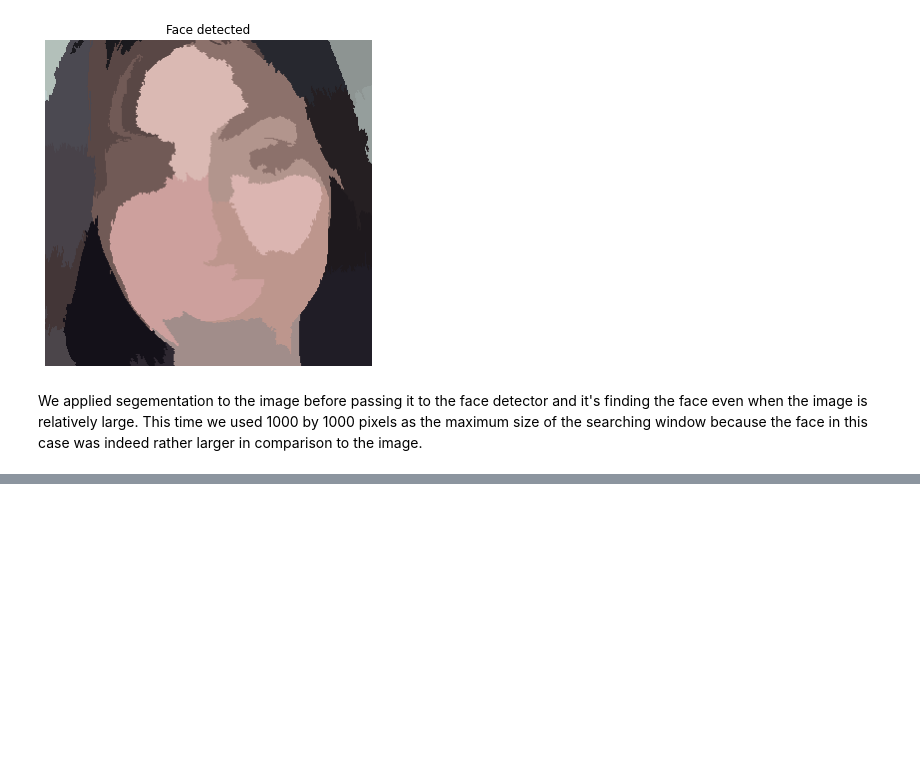
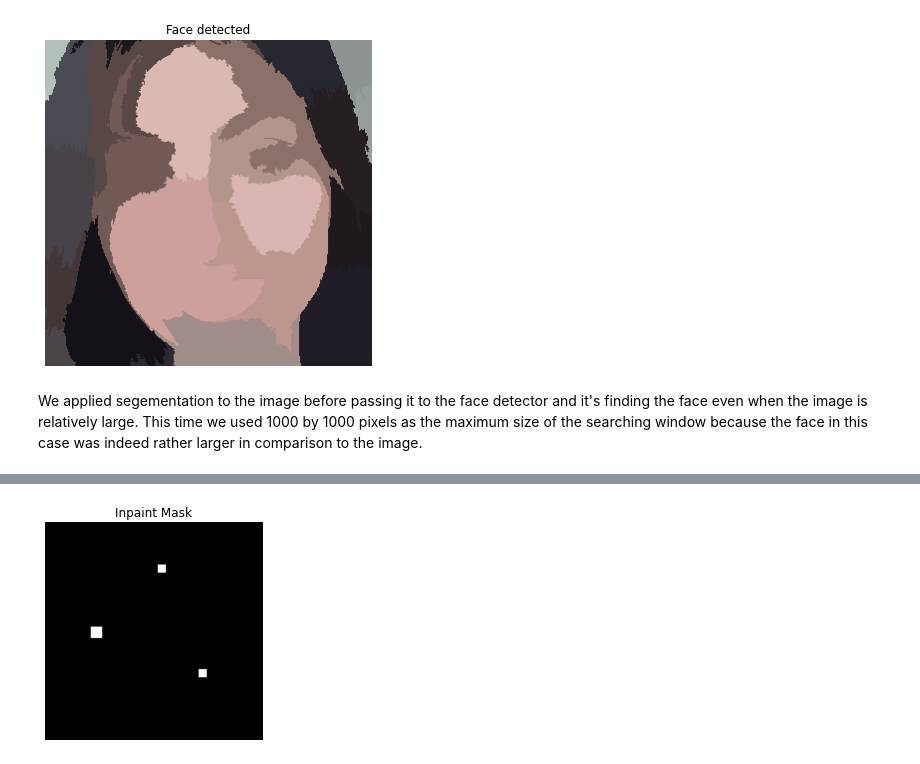
Before and after one commit to sikha2552/Python_ImageProcessing, a Jupyter notebook: Chapter4.ipynb, the cells around one changed output, grey strips where cells are left out. Saved outputs shown, nothing was run; the diff lists cells and outputs as text; code cells hidden in the pictures; blank space fills up the shorter version.

```diff
--- a/Chapter4.ipynb
+++ b/Chapter4.ipynb
@@ -208,0 +289,17 @@ We applied segementation to the image before passing it to the face detector and
+# %%
+import numpy as np
+def get_mask(image):
+    # Create mask with three defect regions: left, middle, right respectively
+    mask_for_solution = np.zeros(image.shape[:-1])
+    mask_for_solution[450:475, 470:495] = 1
+    mask_for_solution[320:355, 140:175] = 1
+    mask_for_solution[130:155, 345:370] = 1
+    return mask_for_solution
+# %%
+#inpaint the image
+from skimage.restoration import inpaint
+mask = get_mask(denoise_im)
+plt.imshow(mask);plt.title('Inpaint Mask');plt.axis('off');plt.show()
+inpaint_out=inpaint.inpaint_biharmonic(denoise_im,mask,multichannel=True)
+# %% [output]
+[figure, added]
```
Also changed, not shown: parts of 7 cells of this notebook.
